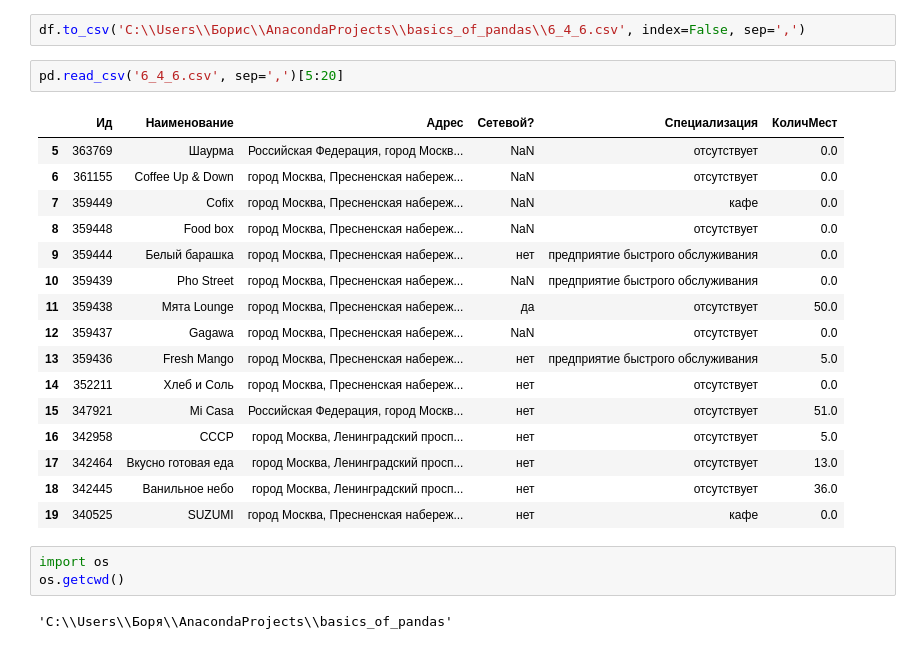
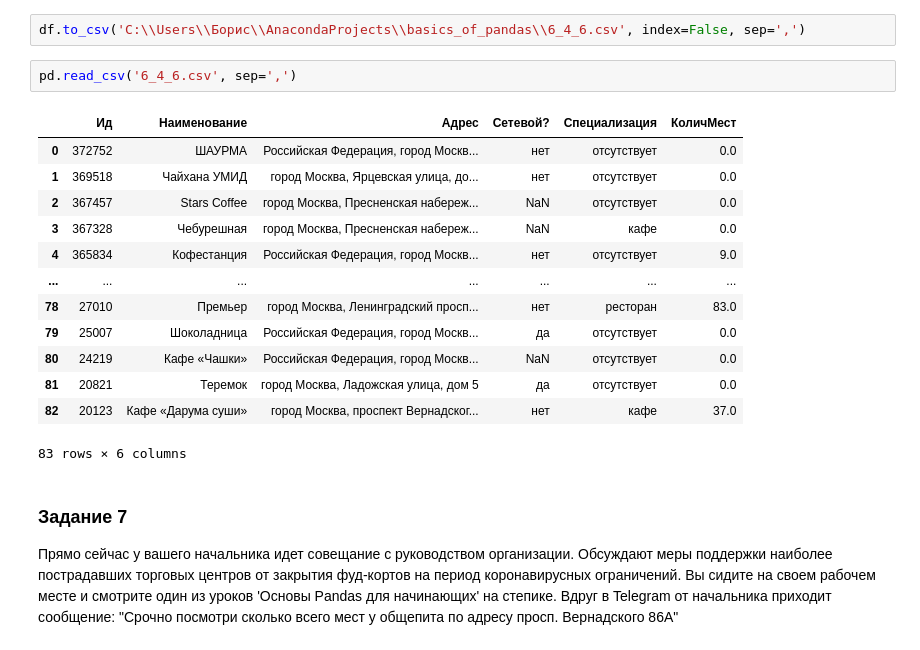
Before and after one commit to gbrs/basics_of_pandas, a Jupyter notebook: 6_3.ipynb, the cells around one changed output. Drawn from its saved outputs; the diff is of its cells as text.

```diff
--- a/6_3.ipynb
+++ b/6_3.ipynb
@@ -369,26 +371,21 @@ df
 # %%
 df.to_csv('C:\\Users\\Борис\\AnacondaProjects\\basics_of_pandas\\6_4_6.csv', index=False, sep=',')
 # %%
-pd.read_csv('6_4_6.csv', sep=',')[5:20]
+pd.read_csv('6_4_6.csv', sep=',')
 # %% [output]
 |  | Ид | Наименование | Адрес | Сетевой? | Специализация | КоличМест |
-| 5 | 363769 | Шаурма | Российская Федерация, город Москв... | NaN | отсутствует | 0.0 |
-| 6 | 361155 | Coffee Up & Down | город Москва, Пресненская набереж... | NaN | отсутствует | 0.0 |
-| 7 | 359449 | Cofix | город Москва, Пресненская набереж... | NaN | кафе | 0.0 |
-| 8 | 359448 | Food box | город Москва, Пресненская набереж... | NaN | отсутствует | 0.0 |
-| 9 | 359444 | Белый барашка | город Москва, Пресненская набереж... | нет | предприятие быстрого обслуживания | 0.0 |
-| 10 | 359439 | Pho Street | город Москва, Пресненская набереж... | NaN | предприятие быстрого обслуживания | 0.0 |
-| 11 | 359438 | Мята Lounge | город Москва, Пресненская набереж... | да | отсутствует | 50.0 |
-| 12 | 359437 | Gagawa | город Москва, Пресненская набереж... | NaN | отсутствует | 0.0 |
-| 13 | 359436 | Fresh Mango | город Москва, Пресненская набереж... | нет | предприятие быстрого обслуживания | 5.0 |
-| 14 | 352211 | Хлеб и Соль | город Москва, Пресненская набереж... | нет | отсутствует | 0.0 |
-| 15 | 347921 | Mi Casa | Российская Федерация, город Москв... | нет | отсутствует | 51.0 |
-| 16 | 342958 | СССР | город Москва, Ленинградский просп... | нет | отсутствует | 5.0 |
-| 17 | 342464 | Вкусно готовая еда | город Москва, Ленинградский просп... | нет | отсутствует | 13.0 |
-| 18 | 342445 | Ванильное небо | город Москва, Ленинградский просп... | нет | отсутствует | 36.0 |
-| 19 | 340525 | SUZUMI | город Москва, Пресненская набереж... | нет | кафе | 0.0 |
+| 0 | 372752 | ШАУРМА | Российская Федерация, город Москв... | нет | отсутствует | 0.0 |
+| 1 | 369518 | Чайхана УМИД | город Москва, Ярцевская улица, до... | нет | отсутствует | 0.0 |
+| 2 | 367457 | Stars Coffee | город Москва, Пресненская набереж... | NaN | отсутствует | 0.0 |
+| 3 | 367328 | Чебурешная | город Москва, Пресненская набереж... | NaN | кафе | 0.0 |
+| 4 | 365834 | Кофестанция | Российская Федерация, город Москв... | нет | отсутствует | 9.0 |
+| ... | ... | ... | ... | ... | ... | ... |
+| 78 | 27010 | Премьер | город Москва, Ленинградский просп... | нет | ресторан | 83.0 |
+| 79 | 25007 | Шоколадница | Российская Федерация, город Москв... | да | отсутствует | 0.0 |
+| 80 | 24219 | Кафе «Чашки» | Российская Федерация, город Москв... | NaN | отсутствует | 0.0 |
+| 81 | 20821 | Теремок | город Москва, Ладожская улица, дом 5 | да | отсутствует | 0.0 |
+| 82 | 20123 | Кафе «Дарума суши» | город Москва, проспект Вернадског... | нет | кафе | 37.0 |
+83 rows × 6 columns
-# %%
-import os
-os.getcwd()
-# %% [output]
-'C:\\Users\\Боря\\AnacondaProjects\\basics_of_pandas'
+# %% [markdown]
+### Задание 7
+Прямо сейчас у вашего начальника идет совещание с руководством организации. Обсуждают меры поддержки наиболее пострадавших торговых центров от закрытия фуд-кортов на период коронавирусных ограничений. Вы сидите на своем рабочем месте и смотрите один из уроков 'Основы Pandas для начинающих' на степике. Вдруг в Telegram от начальника приходит сообщение: "Срочно посмотри сколько всего мест у общепита по адресу просп. Вернадского 86А"
```
Also changed, not shown: parts of 8 cells of this notebook.
